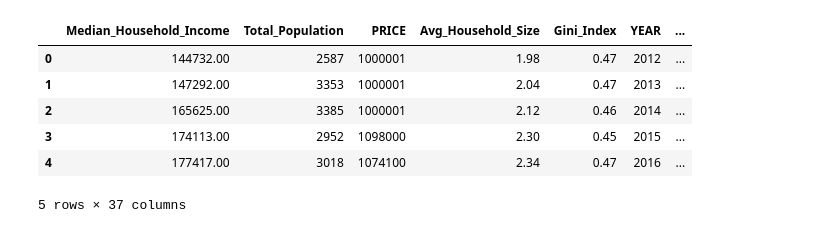
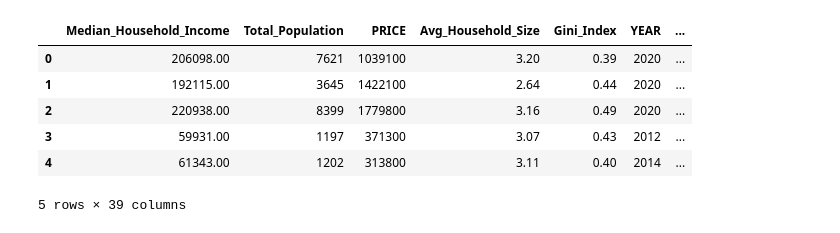
Before and after one commit to CynthiaShiyue/IDS705_MachineLearning_Project, a Jupyter notebook: 10_Data_Clean/60_Final_Model_Data.ipynb, the cells around one changed output. Saved outputs shown, nothing was run; the diff lists cells and outputs as text; code cells hidden in the pictures.

```diff
--- a/10_Data_Clean/60_Final_Model_Data.ipynb
+++ b/10_Data_Clean/60_Final_Model_Data.ipynb
@@ -14,0 +43,18 @@ demographic_data = pd.read_csv("../10_Data_Clean/demographic_census_track_data.c
+# %%
+######################################################################
+# MAKE SURE ALL GEO_UNQIUE_ID ARE LOADED PROPELRY
+######################################################################
+
+# Create length column
+final_fire_data['GEO_ID_LENGTH'] = final_fire_data['GEO_UNIQUE_ID'].str.len() # Make sure it's string first
+
+# Show how many have each length
+print("final_fire_data lengths:")
+print(final_fire_data['GEO_ID_LENGTH'].value_counts())
+
+# Create length column
+demographic_data['GEO_ID_LENGTH'] = demographic_data['GEO_UNIQUE_ID'].str.len() # Make sure it's string first
+
+# Show how many have each length
+print("demographic_data lengths:")
+print(demographic_data['GEO_ID_LENGTH'].value_counts())
@@ -53,2 +109,8 @@ GEO_UNIQUE_ID
 111004600    1
 Name: count, dtype: int64
+# %%
+final_census_shapefile.head()
+
+final_census_shapefile["GEO_UNIQUE_ID"] = final_census_shapefile["COUNTYFP"] + final_census_shapefile["TRACTCE"]
+
+final_census_shapefile.head()
@@ -54,0 +124,11 @@ Name: count, dtype: int64
+# %%
+# Make sure both sides have GEO_UNIQUE_ID as string
+final_census_shapefile["GEO_UNIQUE_ID"] = final_census_shapefile["GEO_UNIQUE_ID"].astype(str)
+merged_data["GEO_UNIQUE_ID"] = merged_data["GEO_UNIQUE_ID"].astype(str)
+
+
+merged_data = merged_data.merge(
+    final_census_shapefile[["GEO_UNIQUE_ID", "geometry"]],
+    on="GEO_UNIQUE_ID",
+    how="left"
+)
@@ -229,3 +339,7 @@ merged_data['ROLLING_2yr_PRICE_CHANGE_STD'] = (
     .transform(lambda x: x.shift(1).rolling(window=2, min_periods=1).std())
 )
 merged_data['ROLLING_2yr_PRICE_CHANGE_STD'] = merged_data['ROLLING_2yr_PRICE_CHANGE_STD'].fillna(0)
+# %%
+columns_to_drop = ['_merge', 'county', 'PRICE_CHANGE', 'NEXT_YEAR_PRICE', 'tract', 'GEO_ID_LENGTH_x', 'GEO_ID_LENGTH_y']
+
+merged_data = merged_data.drop(columns=columns_to_drop).reset_index(drop=True)
@@ -233,40 +480,40 @@ merged_data['ROLLING_2yr_PRICE_CHANGE_STD'] = merged_data['ROLLING_2yr_PRICE_CHA
 ######################################################################
 # CLEAN: FILL NA'S AND DROP USELESS COLUMNS
 ######################################################################
 
 
 #  Replace wildfire NAs with meaningful values: replace it with 0 cause it simply never happened
 
 # Define fire-related columns where NaN should be treated as 0 (no exposure)
 fill_0 = [
     'NUM_FIRES',
     'TOTAL_AREA_BURNED_IN_M2',
     'AVG_FIRE_DURATION_DAYS',
     'PREV_MAX_PCT_TRACT_BURNED',
     'ANY_MAJOR_FIRE',
     'FIRE_LAST_YEAR',
     "MAX_PCT_TRACT_BURNED",
 ]
 
 # Replace NaNs with 0 for those columns
 merged_data[fill_0] = merged_data[fill_0].fillna(0)
 
 # Drop useless columns
 
-columns_to_drop = ['_merge', 'county', 'PRICE_CHANGE', 'NEXT_YEAR_PRICE', 'tract']
+columns_to_drop = ['geometry', '_merge', 'burned_geometry']
 
 merged_data = merged_data.drop(columns=columns_to_drop).reset_index(drop=True)
 
 
 merged_data.head()
 # %% [output]
 |  | Median_Household_Income | Total_Population | PRICE | Avg_Household_Size | Gini_Index | YEAR | ... |
-| 0 | 144732.00 | 2587 | 1000001 | 1.98 | 0.47 | 2012 | ... |
-| 1 | 147292.00 | 3353 | 1000001 | 2.04 | 0.47 | 2013 | ... |
-| 2 | 165625.00 | 3385 | 1000001 | 2.12 | 0.46 | 2014 | ... |
-| 3 | 174113.00 | 2952 | 1098000 | 2.30 | 0.45 | 2015 | ... |
-| 4 | 177417.00 | 3018 | 1074100 | 2.34 | 0.47 | 2016 | ... |
+| 0 | 206098.00 | 7621 | 1039100 | 3.20 | 0.39 | 2020 | ... |
+| 1 | 192115.00 | 3645 | 1422100 | 2.64 | 0.44 | 2020 | ... |
+| 2 | 220938.00 | 8399 | 1779800 | 3.16 | 0.49 | 2020 | ... |
+| 3 | 59931.00 | 1197 | 371300 | 3.07 | 0.43 | 2012 | ... |
+| 4 | 61343.00 | 1202 | 313800 | 3.11 | 0.40 | 2014 | ... |
-5 rows × 37 columns
+5 rows × 39 columns
 # %%
 merged_data.columns
 # %% [output]
```
Also changed, not shown: parts of 19 cells of this notebook, 16 other files.
